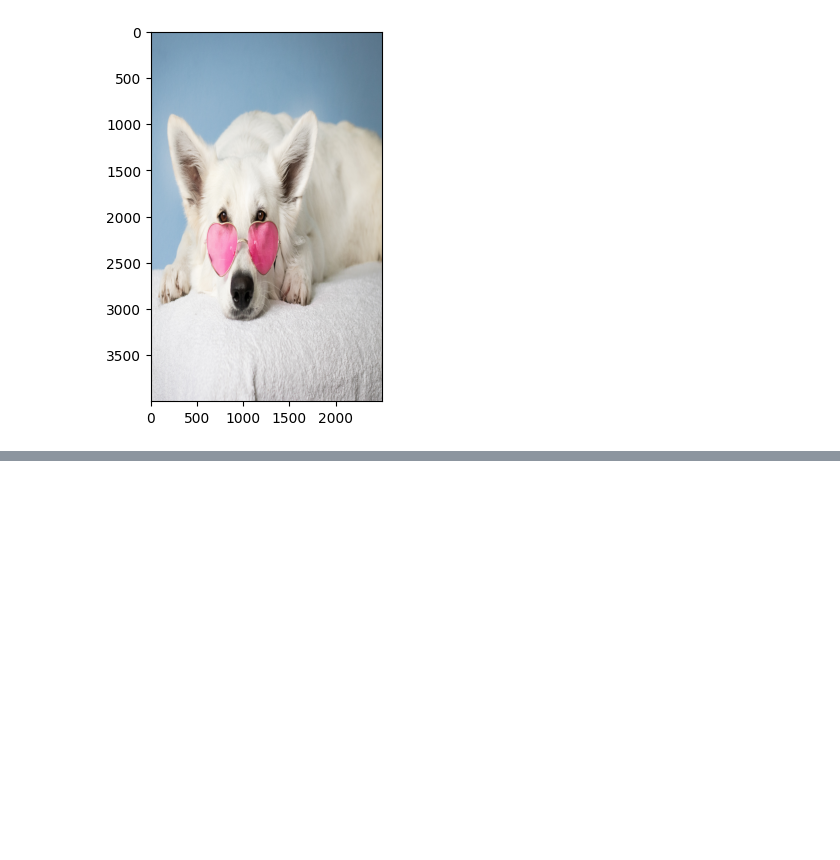
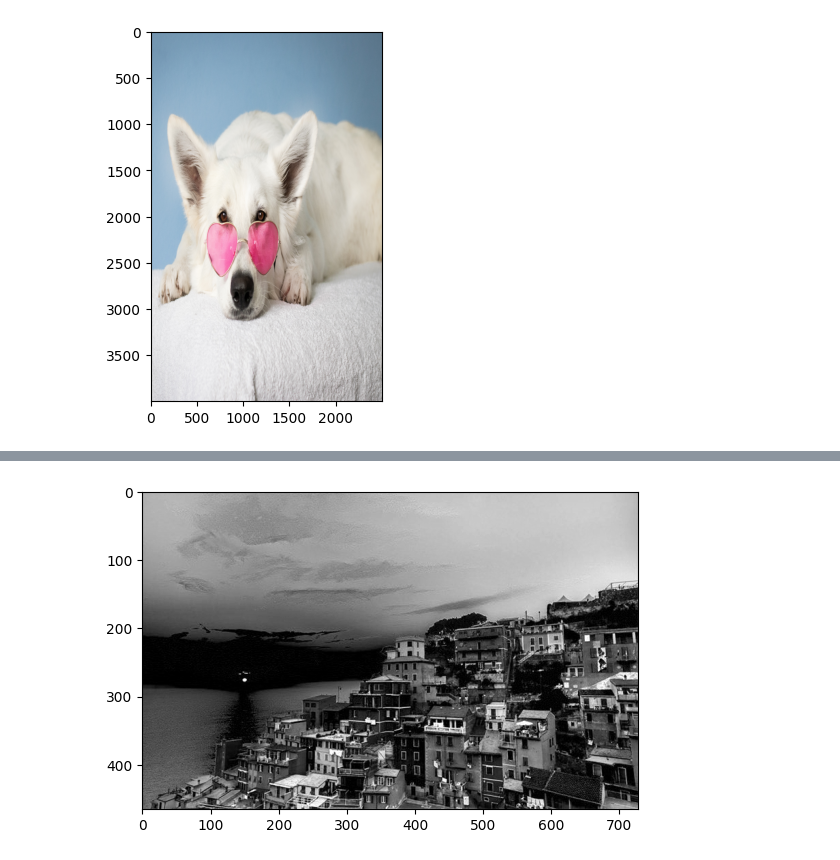
Before and after one commit to apetech-labs/bigdatacamp_image_processing, a Jupyter notebook: ImageProcessing/0901/image_basic_review.ipynb, the cells around one changed output, grey strips where cells are left out. Saved outputs shown, nothing was run; the diff lists cells and outputs as text; code cells hidden in the pictures; blank space fills up the shorter version.

```diff
--- a/ImageProcessing/0901/image_basic_review.ipynb
+++ b/ImageProcessing/0901/image_basic_review.ipynb
@@ -34,0 +43,5 @@ plt.show()
+# %%
+plt.imshow(color_img[:, :, 2], 'gray')
+plt.show()
+# %% [output]
+[figure, added]
```
Also changed, not shown: parts of 3 cells of this notebook.
